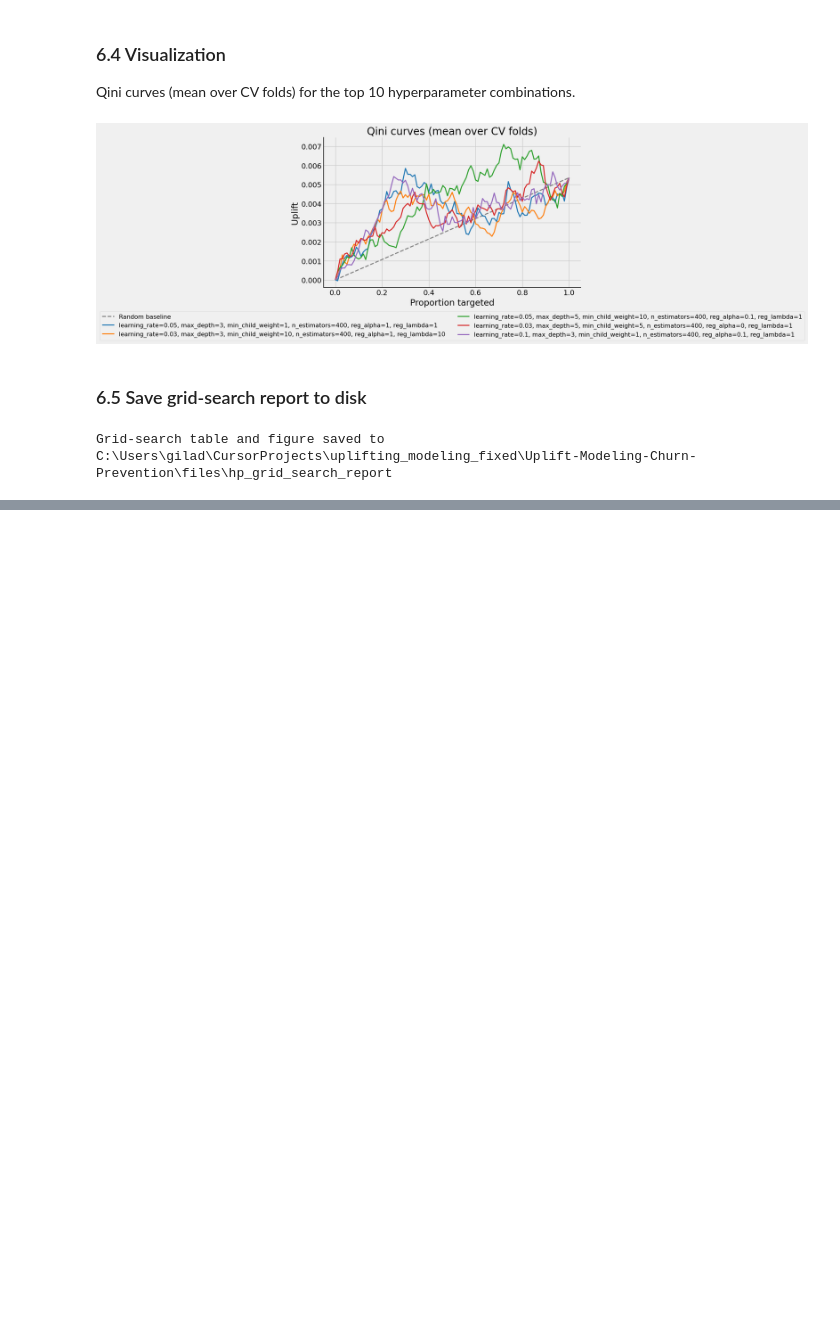
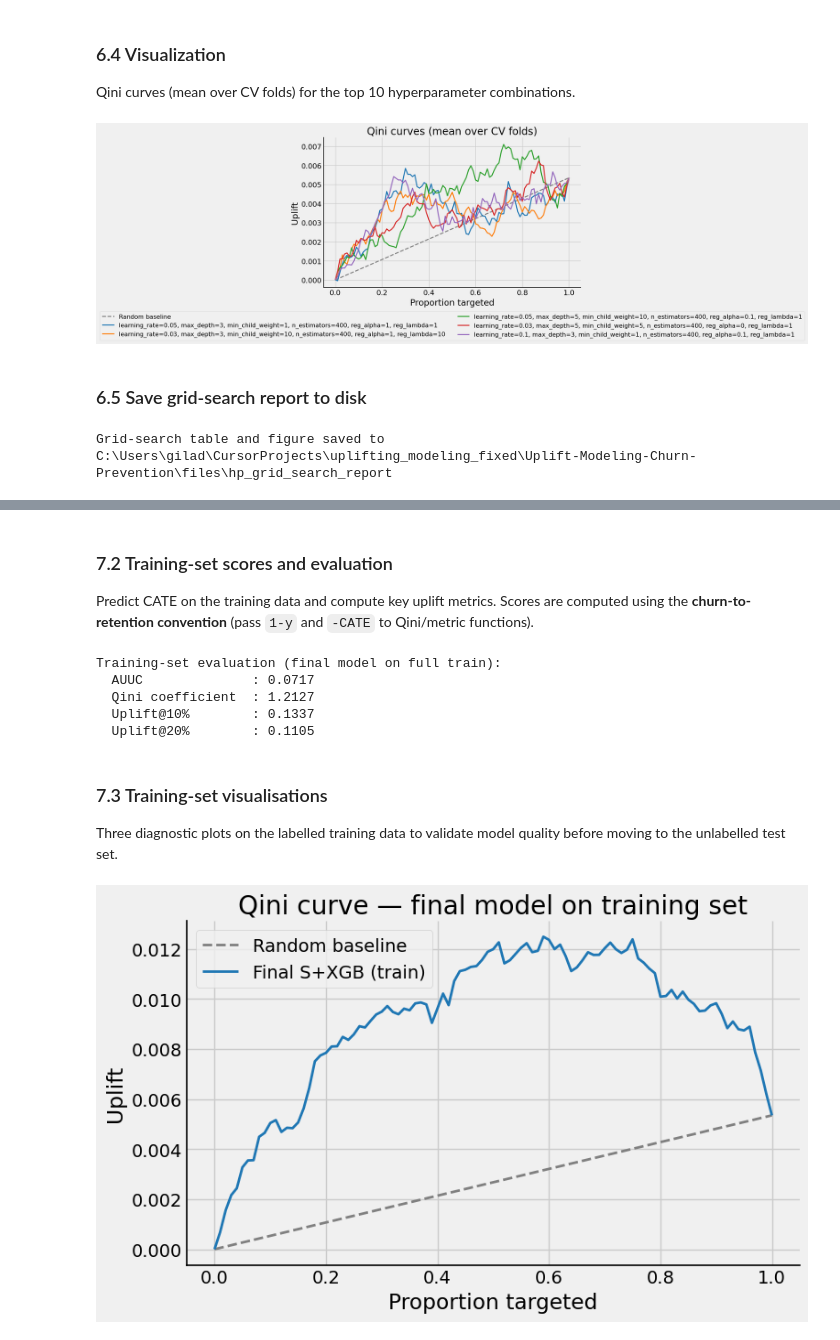
Before and after one commit to Noa-Gilad/Uplift-Modeling-Churn-Prevention, a Jupyter notebook: src/uplift_churn_run.ipynb, the cells around one changed output, grey strips where cells are left out. Drawn from its saved outputs; the diff is of its cells as text; code cells hidden in the pictures; blank space fills up the shorter version.

Commit message:
test happened! deliverable created properly!

```diff
--- a/src/uplift_churn_run.ipynb
+++ b/src/uplift_churn_run.ipynb
@@ -1206,0 +1250,55 @@ Grid-search table and figure saved to C:\Users\gilad\CursorProjects\uplifting_mo
+# %% [markdown]
+### 7.2 Training-set scores and evaluation
+
+Predict CATE on the training data and compute key uplift metrics. Scores are computed using the **churn-to-retention convention** (pass `1-y` and `-CATE` to Qini/metric functions).
+# %%
+# ── Predict CATE on training data ───────────────────────────────────────
+train_cate = final_model.predict(X=X.values, treatment=treatment).ravel()
+
+# For scoring, use negated CATE (−CATE = "retention uplift"): higher = more
+# beneficial.  This is the universal scoring convention throughout the project.
+train_uplift_scores = -train_cate
+
+# ── Key metrics (churn-to-retention convention) ─────────────────────────
+y_ret = 1 - y  # retention label (Y=1 is good)
+
+# Qini coefficient (CausalML, retention convention)
+train_qini_coeff = qini_coefficient(y_ret, treatment, train_uplift_scores)
+
+# Cumulative uplift curve → AUUC
+train_ks, train_uplift_vals = uplift_curve(y, treatment, train_uplift_scores)
+train_auuc = approx_auuc(train_ks, train_uplift_vals)
+
+# Uplift at 10% and 20%
+train_u10 = uplift_at_k(y, treatment, train_uplift_scores, k=0.10)
+train_u20 = uplift_at_k(y, treatment, train_uplift_scores, k=0.20)
+
+print("Training-set evaluation (final model on full train):")
+print(f"  AUUC              : {train_auuc:.4f}")
+print(f"  Qini coefficient  : {train_qini_coeff:.4f}")
+print(f"  Uplift@10%        : {train_u10:.4f}")
+print(f"  Uplift@20%        : {train_u20:.4f}")
+# %% [output]
+Training-set evaluation (final model on full train):
+  AUUC              : 0.0717
+  Qini coefficient  : 1.2127
+  Uplift@10%        : 0.1337
+  Uplift@20%        : 0.1105
+# %% [markdown]
+### 7.3 Training-set visualisations
+
+Three diagnostic plots on the labelled training data to validate model quality before moving to the unlabelled test set.
+# %%
+# ── 1. Qini Curve (train) ───────────────────────────────────────────────
+# get_qini_curve_single expects retention labels and retention CATE
+train_qini_frac, train_qini_vals = get_qini_curve_single(
+    y_ret, treatment, train_uplift_scores
+)
+plot_qini_curves_comparison(
+    {"Final S+XGB (train)": (train_qini_frac, train_qini_vals)},
+    legend_outside=False,
+)
+plt.gca().set_title("Qini curve — final model on training set")
+plt.show()
+# %% [output]
+[figure, added]
```
Also changed, not shown: parts of 14 cells of this notebook, 1 other file.
